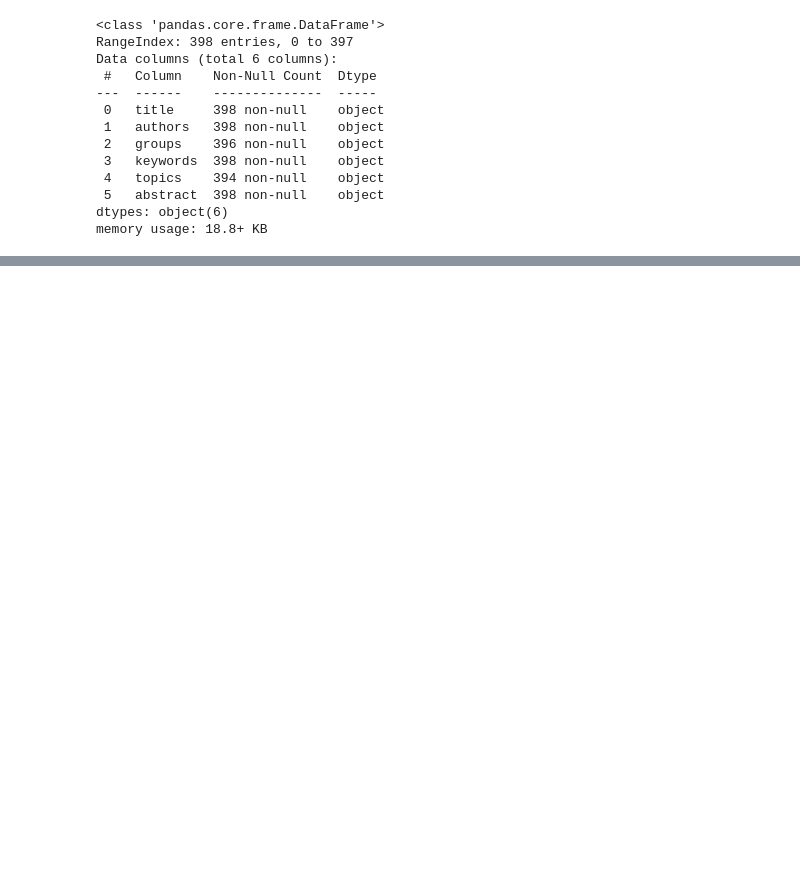
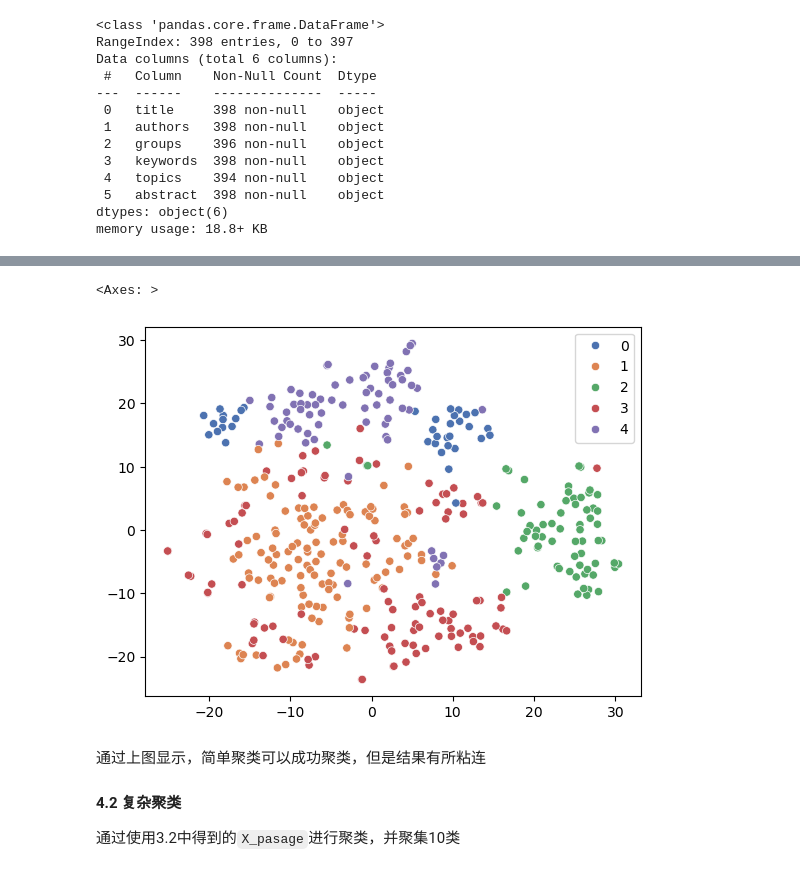
Before and after one commit to JaegerZhao/MachineLearning, a Jupyter notebook: 5 AAAI 会议论文聚类分析/hw5.ipynb, the cells around one changed output, grey strips where cells are left out. Drawn from its saved outputs; the diff is of its cells as text; code cells hidden in the pictures; blank space fills up the shorter version.

```diff
--- a/5 AAAI 会议论文聚类分析/hw5.ipynb
+++ b/5 AAAI 会议论文聚类分析/hw5.ipynb
@@ -61,0 +88,5 @@ data_df.describe() # 显示数据统计摘要
+# %%
+paper_df = data_df['title']+' '+data_df['authors']+' '+data_df['groups']+' '\
++data_df['keywords']+' '+data_df['topics']+' '+data_df['abstract']
+
+paper_df
@@ -61,0 +106,3 @@ data_df.describe() # 显示数据统计摘要
+# %%
+vectorizer = TfidfVectorizer(max_df=0.9, min_df=10)
+X_simple = vectorizer.fit_transform(paper_df)
@@ -61,0 +182,7 @@ data_df.describe() # 显示数据统计摘要
+# %%
+k = 5 #假设有5个类别
+model = KMeans(n_clusters=k, init='k-means++', max_iter=100, n_init=1)
+model.fit(X_simple)
+labels = model.labels_
+data_df['label'] = labels
+labels
@@ -61,0 +236,15 @@ data_df.describe() # 显示数据统计摘要
+# %%
+# 创建一个TSNE对象，指定要降维到的维数为2，随机数种子为RANDOM_STATE
+tsne = sklearn.manifold.TSNE(n_components=2, random_state=RANDOM_STATE, init="random")
+
+# 调用TSNE对象的fit_transform方法，传入X_simple数据集，返回一个降维后的数据数组，赋值给X_tsne
+X_tsne = tsne.fit_transform(X_simple)
+
+sns.scatterplot(x=X_tsne[:,0], y=X_tsne[:,1], hue=labels, palette="deep") # 散点图
+# %% [output]
+<Axes: >
+[figure, added]
+# %% [markdown]
+通过上图显示，简单聚类可以成功聚类，但是结果有所粘连
+#### 4.2 复杂聚类
+通过使用3.2中得到的`X_pasage`进行聚类，并聚集10类
```
Also changed, not shown: parts of 32 cells of this notebook.
